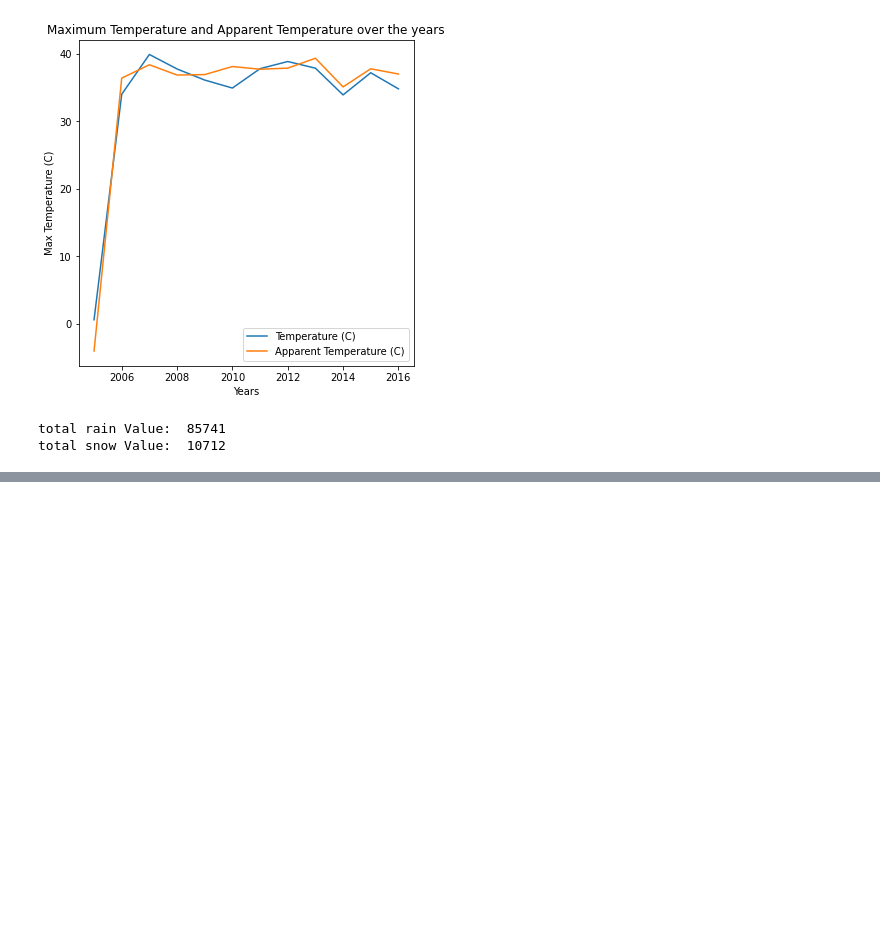
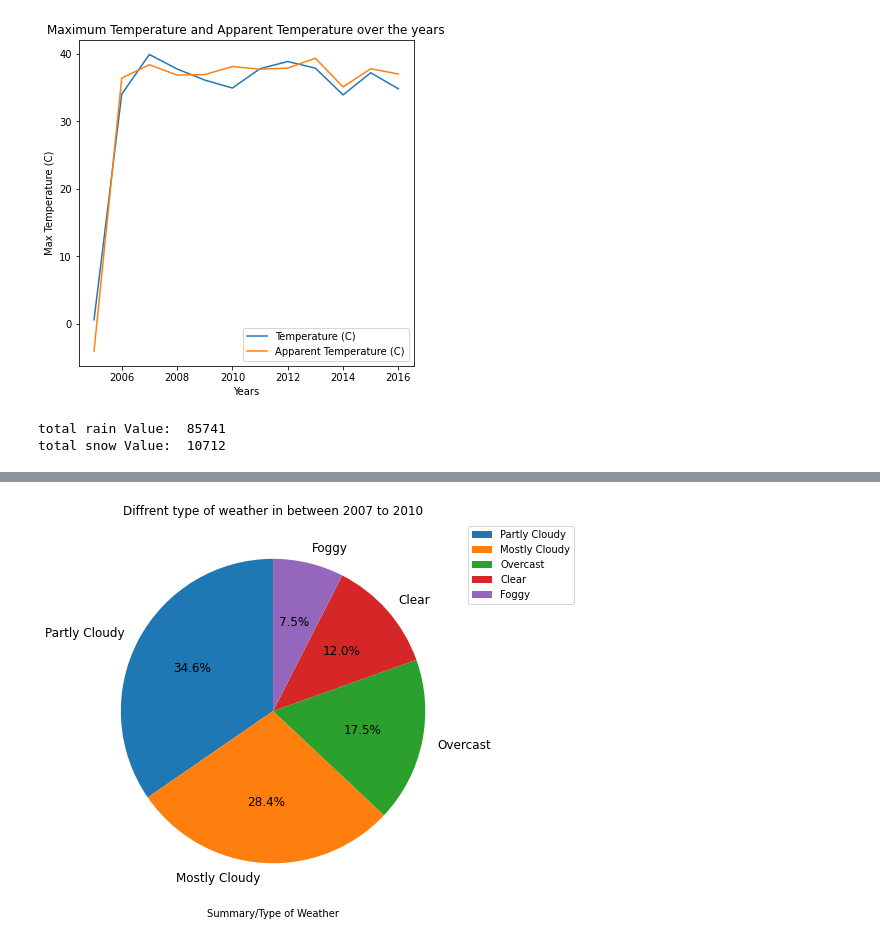
Before and after one commit to ss22afk/ASD_Assignment, a Jupyter notebook: asd_Assignment.ipynb, the cells around one changed output, grey strips where cells are left out. Drawn from its saved outputs; the diff is of its cells as text; code cells hidden in the pictures; blank space fills up the shorter version.

Commit message:
Pie chart is ploted

```diff
--- a/asd_Assignment.ipynb
+++ b/asd_Assignment.ipynb
@@ -162,0 +139,5 @@ grp_Summary_db.head()
+# %%
+specific_year_weather_type = df_wehter_Data.query('Year >= 2007 and Year <= 2010')
+count_weather_Type = specific_year_weather_type['Summary'].value_counts().reset_index()
+count_weather_Type.columns = ['Type of Weather', 'Count']
+count_weather_Type.head(10)
@@ -162,0 +156,9 @@ grp_Summary_db.head()
+# %%
+plt.figure(figsize=(7,7)).set_facecolor('white')
+plt.pie(count_weather_Type['Count'].head(5), labels=count_weather_Type['Type of Weather'].head(5), startangle=90, autopct='%1.1f%%', textprops={'fontweight':'normal','fontsize': 12,})
+plt.legend(loc = 2,bbox_to_anchor=(1, 0, 0.4, 1))
+plt.title('Diffrent type of weather in between 2007 to 2010')
+plt.xlabel('Summary/Type of Weather')
+plt.show()
+# %% [output]
+[figure, added]
```
Also changed, not shown: parts of 3 cells of this notebook.
